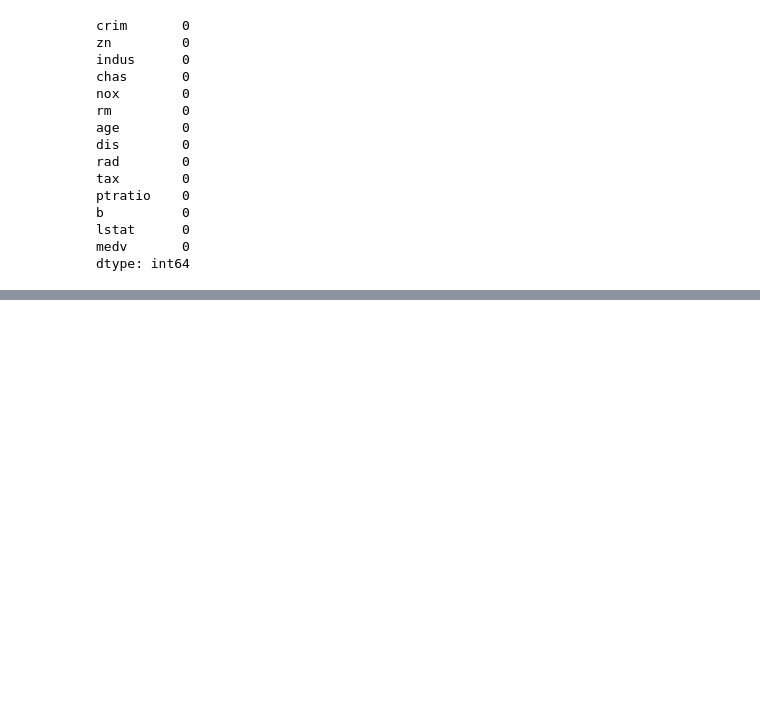
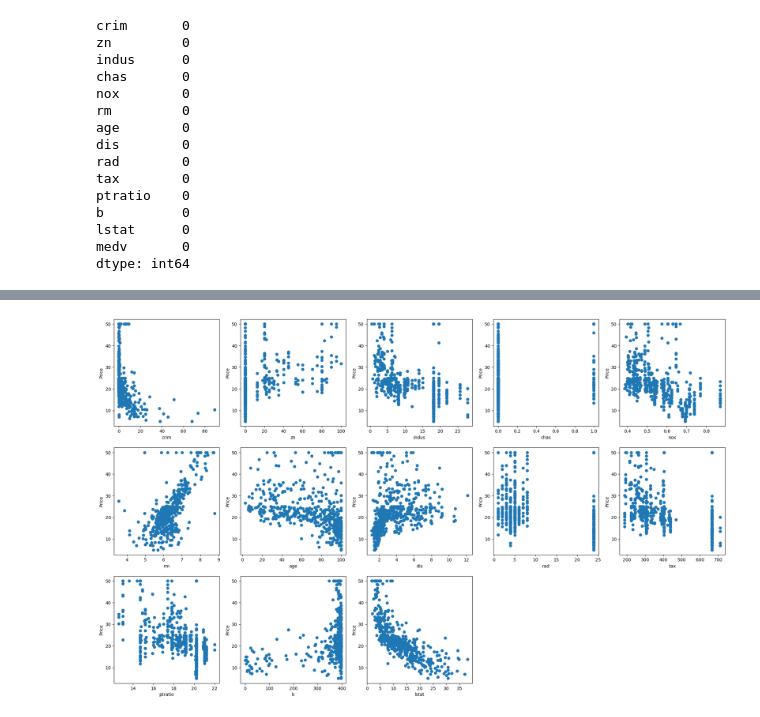
Before and after one commit to Diana-Shilova/TMSds, a Jupyter notebook: lesson9/lesson9.ipynb, the cells around one changed output, grey strips where cells are left out. Drawn from its saved outputs; the diff is of its cells as text; code cells hidden in the pictures; blank space fills up the shorter version.

```diff
--- a/lesson9/lesson9.ipynb
+++ b/lesson9/lesson9.ipynb
@@ -140,0 +141,15 @@ plt.show()
+# %%
+plt.figure(figsize = (25, 15))
+n = 1
+
+for column in df:
+    if n <= 13:
+        ax = plt.subplot(3, 5, n)
+        plt.scatter(data = df, x = column, y = 'medv')
+        plt.xlabel(column)
+        plt.ylabel('Price')
+    n += 1
+
+plt.show()
+# %% [output]
+[figure, added]
```
Also changed, not shown: parts of 17 cells of this notebook, 1 other file.
